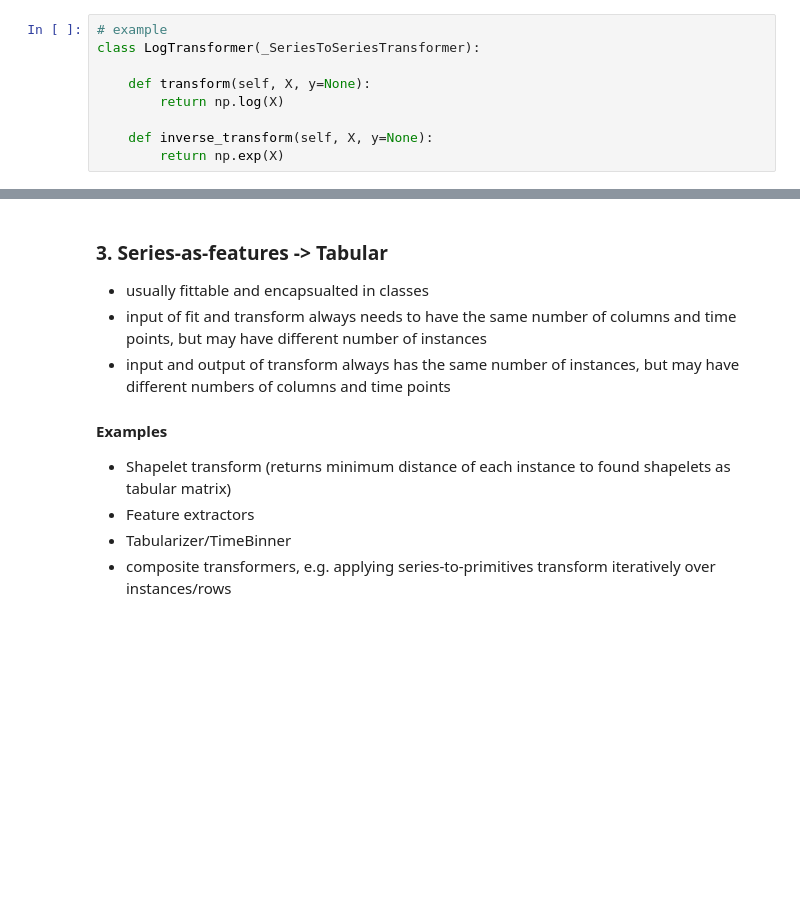
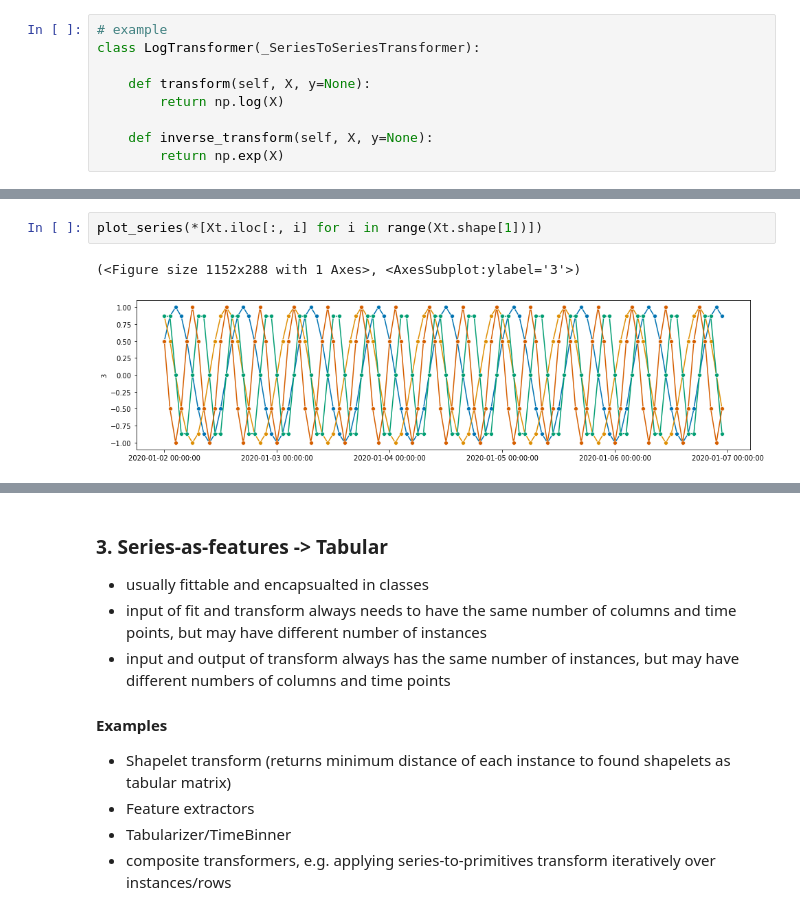
Before and after one commit to sktime/enhancement-proposals, a Jupyter notebook: steps/03_transformer_api/transform_types.ipynb, the cells around one changed output, grey strips where cells are left out. Drawn from its saved outputs; the diff is of its cells as text; blank space fills up the shorter version.

```diff
--- a/steps/03_transformer_api/transform_types.ipynb
+++ b/steps/03_transformer_api/transform_types.ipynb
@@ -339,3 +333,8 @@ Xt.tail(5)
+# %%
+plot_series(*[Xt.iloc[:, i] for i in range(Xt.shape[1])])
+# %% [output]
+(<Figure size 1152x288 with 1 Axes>, <AxesSubplot:ylabel='3'>)
+[figure, added]
 # %%
 # predicting
 X_test = None
```
Also changed, not shown: parts of 30 cells of this notebook.
